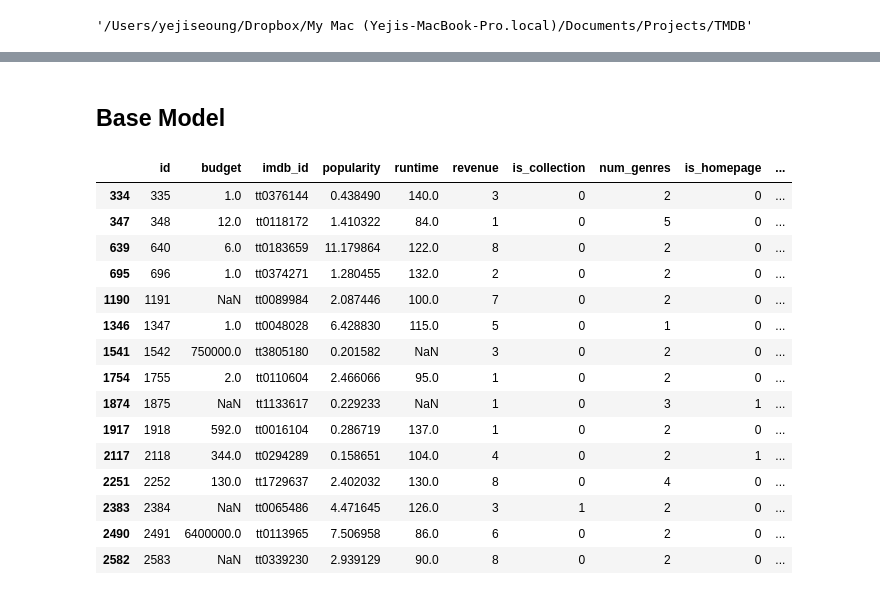
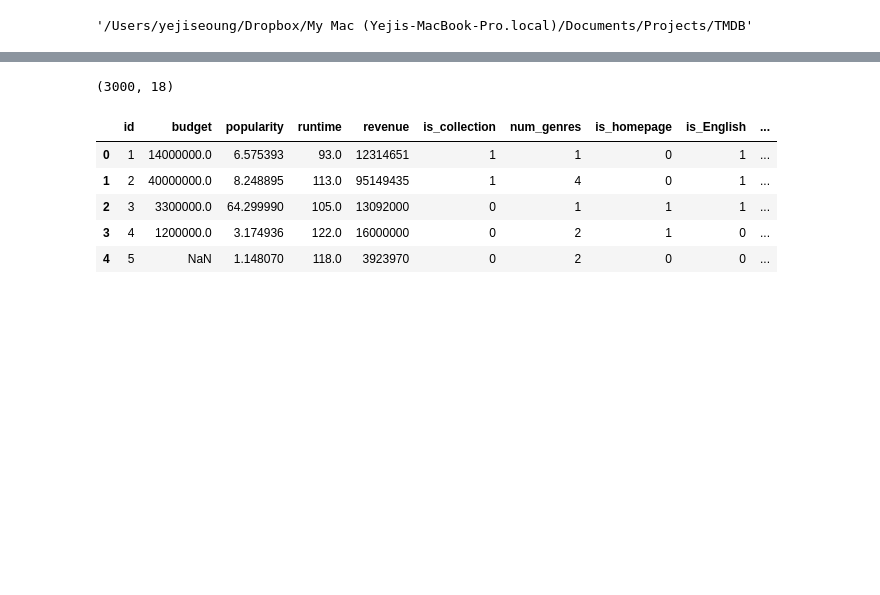
Before and after one commit to yejiseoung/TMDB, a Jupyter notebook: TMDB_EDA_FeatureEngineering.ipynb, the cells around one changed output, grey strips where cells are left out. Saved outputs shown, nothing was run; the diff lists cells and outputs as text; code cells hidden in the pictures; blank space fills up the shorter version.

```diff
--- a/TMDB_EDA_FeatureEngineering.ipynb
+++ b/TMDB_EDA_FeatureEngineering.ipynb
@@ -47,5 +29,2 @@ from sklearn.linear_model import LinearRegression
-# %%
-pd.set_option('display.max_columns', 100)
-pd.set_option('display.max_rows', 100)
 # %%
 path = Path('/Users/yejiseoung/Dropbox/My Mac (Yejis-MacBook-Pro.local)/Documents/Projects/TMDB/datasets')
@@ -938,2 +30,0 @@ Name: revenue, dtype: object
-# %% [markdown]
-## Base Model
@@ -942,19 +31,12 @@ from sklearn.
-# %%
-df_train[df_train['revenue']<10]
-# %% [output]
-|  | id | budget | imdb_id | popularity | runtime | revenue | is_collection | num_genres | is_homepage | ... |
-| 334 | 335 | 1.0 | tt0376144 | 0.438490 | 140.0 | 3 | 0 | 2 | 0 | ... |
-| 347 | 348 | 12.0 | tt0118172 | 1.410322 | 84.0 | 1 | 0 | 5 | 0 | ... |
-| 639 | 640 | 6.0 | tt0183659 | 11.179864 | 122.0 | 8 | 0 | 2 | 0 | ... |
-| 695 | 696 | 1.0 | tt0374271 | 1.280455 | 132.0 | 2 | 0 | 2 | 0 | ... |
-| 1190 | 1191 | NaN | tt0089984 | 2.087446 | 100.0 | 7 | 0 | 2 | 0 | ... |
-| 1346 | 1347 | 1.0 | tt0048028 | 6.428830 | 115.0 | 5 | 0 | 1 | 0 | ... |
-| 1541 | 1542 | 750000.0 | tt3805180 | 0.201582 | NaN | 3 | 0 | 2 | 0 | ... |
-| 1754 | 1755 | 2.0 | tt0110604 | 2.466066 | 95.0 | 1 | 0 | 2 | 0 | ... |
-| 1874 | 1875 | NaN | tt1133617 | 0.229233 | NaN | 1 | 0 | 3 | 1 | ... |
-| 1917 | 1918 | 592.0 | tt0016104 | 0.286719 | 137.0 | 1 | 0 | 2 | 0 | ... |
-| 2117 | 2118 | 344.0 | tt0294289 | 0.158651 | 104.0 | 4 | 0 | 2 | 1 | ... |
-| 2251 | 2252 | 130.0 | tt1729637 | 2.402032 | 130.0 | 8 | 0 | 4 | 0 | ... |
-| 2383 | 2384 | NaN | tt0065486 | 4.471645 | 126.0 | 3 | 1 | 2 | 0 | ... |
-| 2490 | 2491 | 6400000.0 | tt0113965 | 7.506958 | 86.0 | 6 | 0 | 2 | 0 | ... |
-| 2582 | 2583 | NaN | tt0339230 | 2.939129 | 90.0 | 8 | 0 | 2 | 0 | ... |
+# %%
+data = pd.read_csv(path/'cleaned_train.csv')
+print(data.shape)
+data.head()
+# %% [output]
+(3000, 18)
+|  | id | budget | popularity | runtime | revenue | is_collection | num_genres | is_homepage | is_English | ... |
+| 0 | 1 | 14000000.0 | 6.575393 | 93.0 | 12314651 | 1 | 1 | 0 | 1 | ... |
+| 1 | 2 | 40000000.0 | 8.248895 | 113.0 | 95149435 | 1 | 4 | 0 | 1 | ... |
+| 2 | 3 | 3300000.0 | 64.299990 | 105.0 | 13092000 | 0 | 1 | 1 | 1 | ... |
+| 3 | 4 | 1200000.0 | 3.174936 | 122.0 | 16000000 | 0 | 2 | 1 | 0 | ... |
+| 4 | 5 | NaN | 1.148070 | 118.0 | 3923970 | 0 | 2 | 0 | 0 | ... |
```
Also changed, not shown: parts of 196 cells of this notebook.
